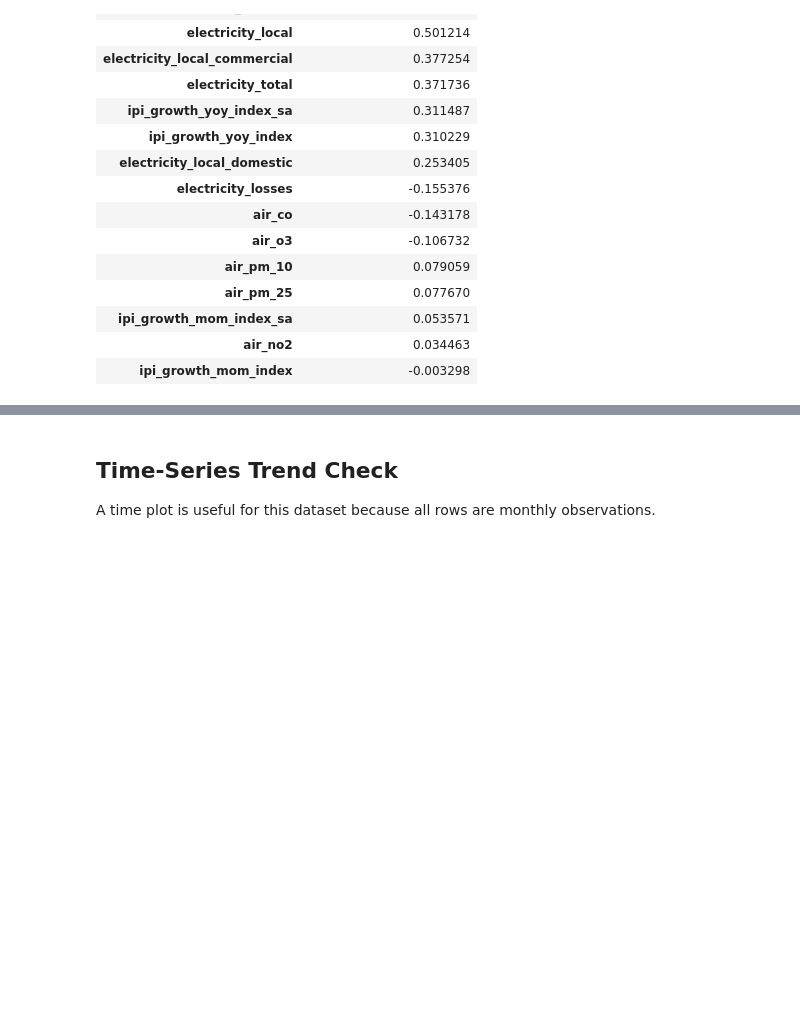
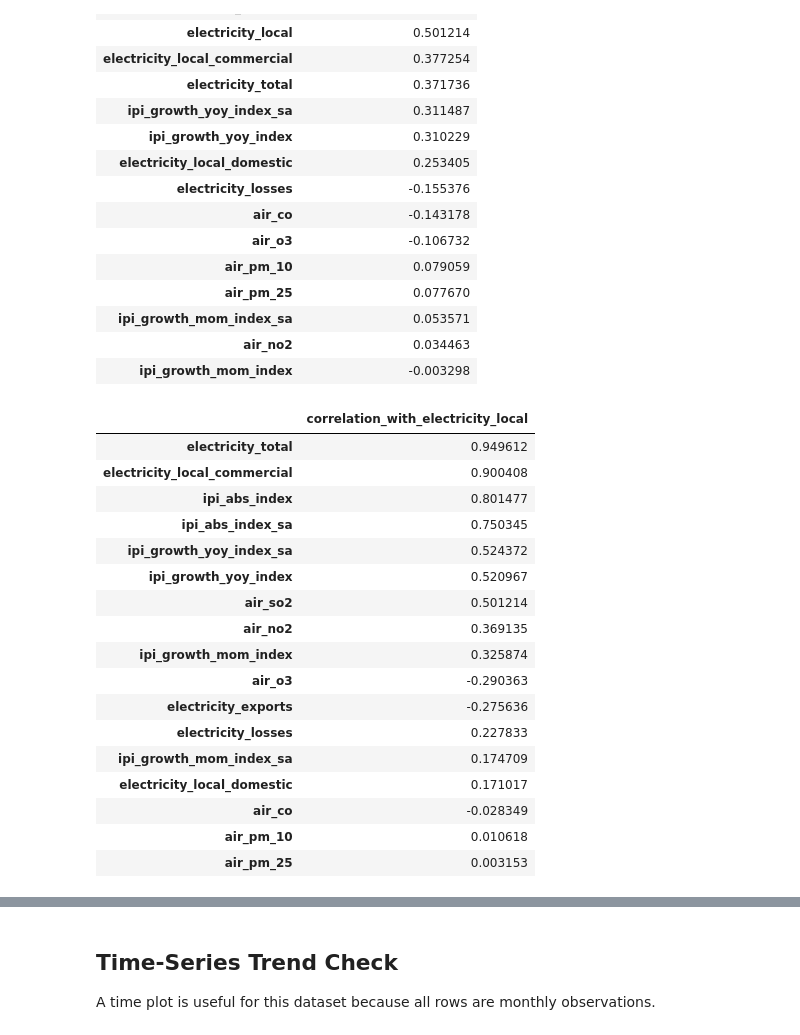
Before and after one commit to thelazycat-0728/COS40007-Design-Project, a Jupyter notebook: COS40007DataCleaning/DataCleaning.ipynb, the cells around one changed output, grey strips where cells are left out. Saved outputs shown, nothing was run; the diff lists cells and outputs as text; code cells hidden in the pictures; blank space fills up the shorter version.

```diff
--- a/COS40007DataCleaning/DataCleaning.ipynb
+++ b/COS40007DataCleaning/DataCleaning.ipynb
@@ -533,3 +533,25 @@ display(corr_with_total.to_frame("correlation_with_air_so2"))
 | ipi_growth_mom_index_sa | 0.053571 |
 | air_no2 | 0.034463 |
 | ipi_growth_mom_index | -0.003298 |
+# %%
+corr_with_total = corr["electricity_local"].drop("electricity_local").sort_values(key=lambda s: s.abs(), ascending=False)
+display(corr_with_total.to_frame("correlation_with_electricity_local"))
+# %% [output]
+|  | correlation_with_electricity_local |
+| electricity_total | 0.949612 |
+| electricity_local_commercial | 0.900408 |
+| ipi_abs_index | 0.801477 |
+| ipi_abs_index_sa | 0.750345 |
+| ipi_growth_yoy_index_sa | 0.524372 |
+| ipi_growth_yoy_index | 0.520967 |
+| air_so2 | 0.501214 |
+| air_no2 | 0.369135 |
+| ipi_growth_mom_index | 0.325874 |
+| air_o3 | -0.290363 |
+| electricity_exports | -0.275636 |
+| electricity_losses | 0.227833 |
+| ipi_growth_mom_index_sa | 0.174709 |
+| electricity_local_domestic | 0.171017 |
+| air_co | -0.028349 |
+| air_pm_10 | 0.010618 |
+| air_pm_25 | 0.003153 |
```
Also changed, not shown: parts of 3 cells of this notebook, 10 other files.
